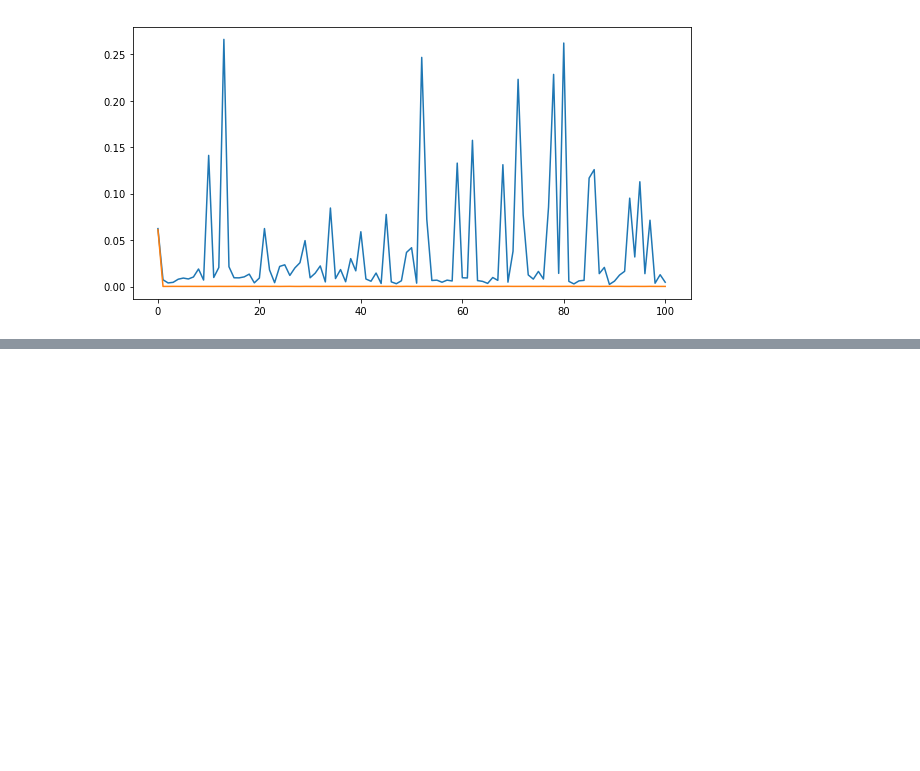
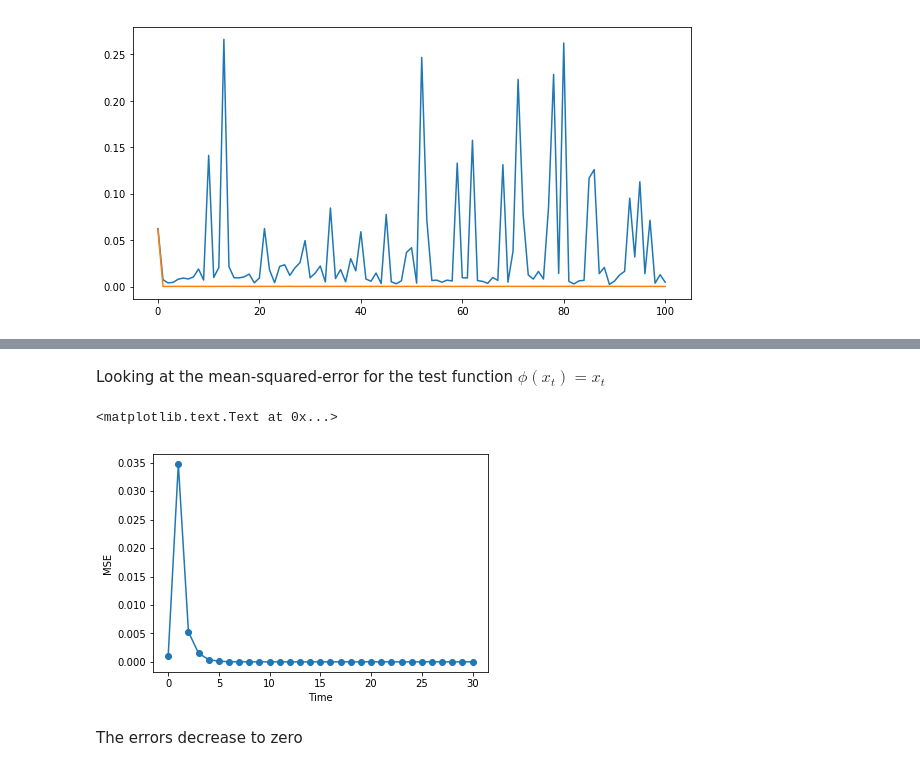
Before and after one commit to cyianor/smc2017, a Jupyter notebook: notebooks/ex2.ipynb, the cells around one changed output, grey strips where cells are left out. Saved outputs shown, nothing was run; the diff lists cells and outputs as text; code cells hidden in the pictures; blank space fills up the shorter version.

```diff
--- a/notebooks/ex2.ipynb
+++ b/notebooks/ex2.ipynb
@@ -328,0 +454,30 @@ ax.plot(fully_adapted_variances);
+# %% [markdown]
+Looking at the mean-squared-error for the test function $\phi(x_t) = x_t$
+# %%
+M = 100
+Tmax = 30
+mses = np.zeros((Tmax + 1,))
+
+# Get the exact solution
+means_kf, stddevs_kf = kalman_filter(ys_sim[:Tmax], Q=0.1)
+
+# Iterate and repeatedly calculate approximation
+for i in range(M):
+    xs, ws = bootstrap_PF(ys_sim[:Tmax], N=1000)
+    means_bpf = np.sum(xs * ws, axis=0)
+
+    # Add to mean squared errors
+    mses += np.power(means_bpf - means_kf, 2.0)
+
+# Divide by number of repetitions
+mses /= M
+
+fig, ax = plt.subplots()
+ax.plot(mses, 'o-')
+ax.set_xlabel('Time')
+ax.set_ylabel('MSE')
+# %% [output]
+<matplotlib.text.Text at 0x...>
+[figure, added]
+# %% [markdown]
+The errors decrease to zero
```
Also changed, not shown: parts of 10 cells of this notebook, 3 other files.
